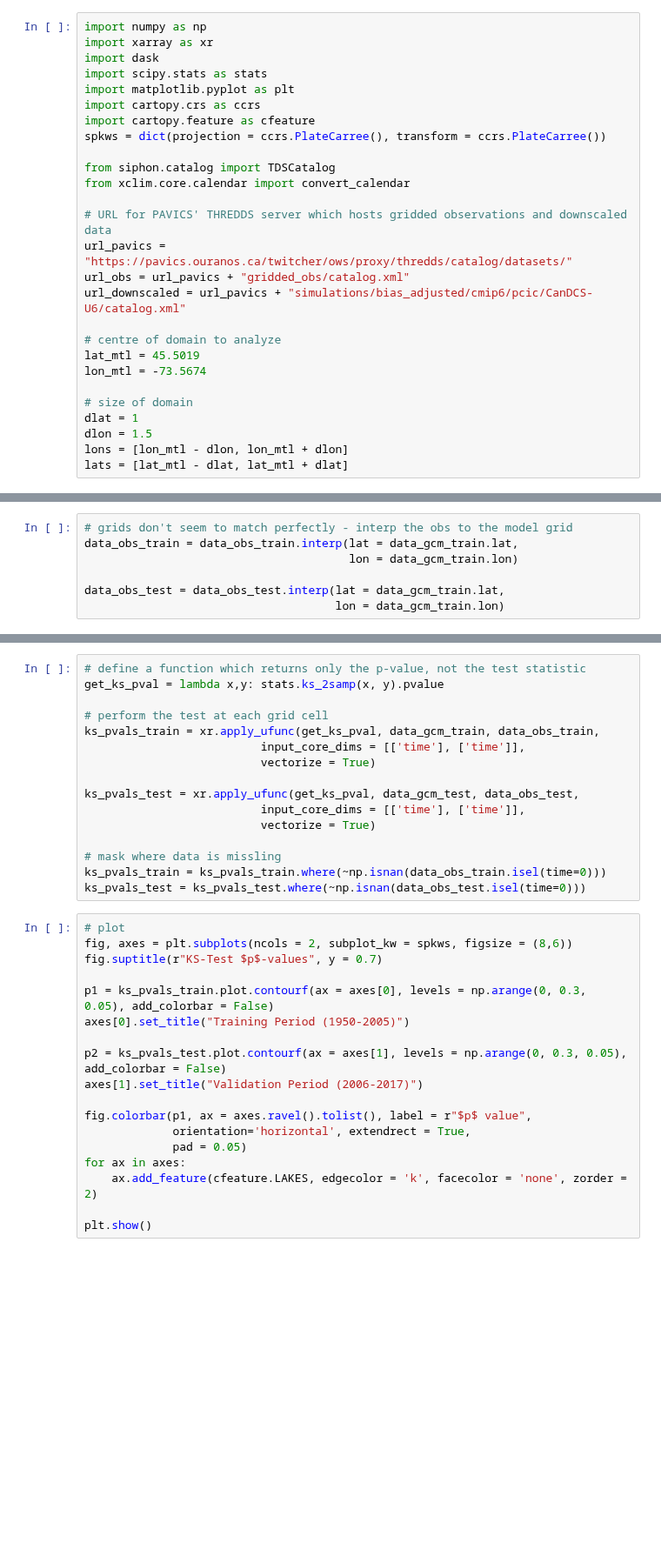
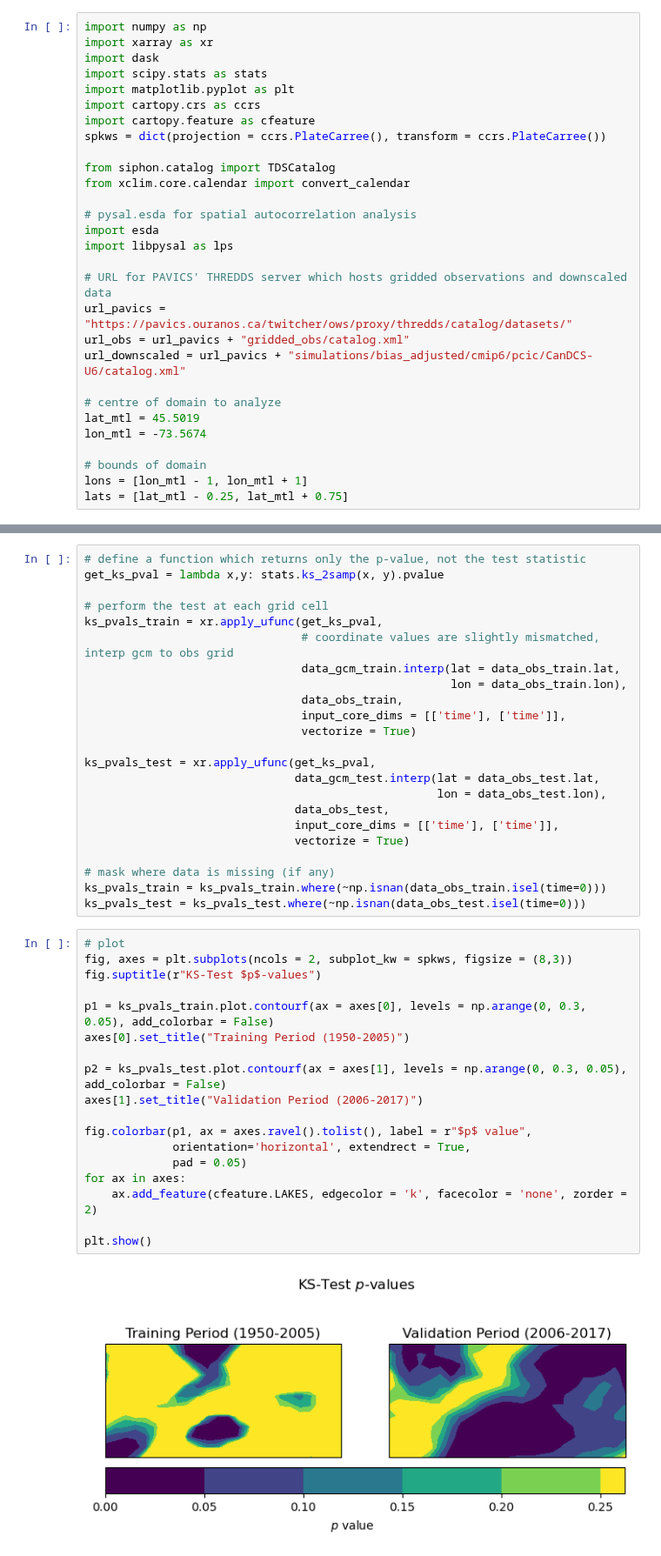
Before and after one commit to mikemorris12/UTCDW_Guidebook, a Jupyter notebook: Chapter4/section4.3_downscaling_validation.ipynb, the cells around one changed output, grey strips where cells are left out. Shown at 87% size. Cells and saved outputs as stored; diff of their text form; blank space fills up the shorter version.

```diff
--- a/Chapter4/section4.3_downscaling_validation.ipynb
+++ b/Chapter4/section4.3_downscaling_validation.ipynb
@@ -24,6 +24,10 @@ spkws = dict(projection = ccrs.PlateCarree(), transform = ccrs.PlateCarree())
 from siphon.catalog import TDSCatalog
 from xclim.core.calendar import convert_calendar
 
+# pysal.esda for spatial autocorrelation analysis
+import esda
+import libpysal as lps
+
 # URL for PAVICS' THREDDS server which hosts gridded observations and downscaled data
 url_pavics = "https://pavics.ouranos.ca/twitcher/ows/proxy/thredds/catalog/datasets/"
 url_obs = url_pavics + "gridded_obs/catalog.xml"
@@ -33,11 +37,9 @@ url_downscaled = url_pavics + "simulations/bias_adjusted/cmip6/pcic/CanDCS-U6/ca
 lat_mtl = 45.5019
 lon_mtl = -73.5674
 
-# size of domain
-dlat = 1
-dlon = 1.5
-lons = [lon_mtl - dlon, lon_mtl + dlon]
-lats = [lat_mtl - dlat, lat_mtl + dlat]
+# bounds of domain
+lons = [lon_mtl - 1, lon_mtl + 1]
+lats = [lat_mtl - 0.25, lat_mtl + 0.75]
 # %%
 # Create Catalog object - this contains the info for the datasets in this directory
 cat_obs = TDSCatalog(url_obs)
@@ -81,10 +81,3 @@ data_obs_test = convert_calendar(data_obs_test, 'noleap')#data_gcm_test.time)
-# %%
-# grids don't seem to match perfectly - interp the obs to the model grid
-data_obs_train = data_obs_train.interp(lat = data_gcm_train.lat,
-                                       lon = data_gcm_train.lon)
-
-data_obs_test = data_obs_test.interp(lat = data_gcm_train.lat,
-                                     lon = data_gcm_train.lon)
 # %%
 # plot the training sample long term means, just to compare quickly
 data_mean_obs_train = data_obs_train.mean('time')
@@ -115,35 +112,44 @@ The null hypothesis of the KS test is that the two sets of data being compared a
 get_ks_pval = lambda x,y: stats.ks_2samp(x, y).pvalue
 
 # perform the test at each grid cell
-ks_pvals_train = xr.apply_ufunc(get_ks_pval, data_gcm_train, data_obs_train,
-                          input_core_dims = [['time'], ['time']],
-                          vectorize = True)
+ks_pvals_train = xr.apply_ufunc(get_ks_pval,
+                                # coordinate values are slightly mismatched, interp gcm to obs grid
+                                data_gcm_train.interp(lat = data_obs_train.lat,
+                                                      lon = data_obs_train.lon),
+                                data_obs_train,
+                                input_core_dims = [['time'], ['time']],
+                                vectorize = True)
 
-ks_pvals_test = xr.apply_ufunc(get_ks_pval, data_gcm_test, data_obs_test,
-                          input_core_dims = [['time'], ['time']],
-                          vectorize = True)
+ks_pvals_test = xr.apply_ufunc(get_ks_pval,
+                               data_gcm_test.interp(lat = data_obs_test.lat,
+                                                    lon = data_obs_test.lon),
+                               data_obs_test,
+                               input_core_dims = [['time'], ['time']],
+                               vectorize = True)
 
-# mask where data is missling
+# mask where data is missing (if any)
 ks_pvals_train = ks_pvals_train.where(~np.isnan(data_obs_train.isel(time=0)))
 ks_pvals_test = ks_pvals_test.where(~np.isnan(data_obs_test.isel(time=0)))
 # %%
 # plot
-fig, axes = plt.subplots(ncols = 2, subplot_kw = spkws, figsize = (8,6))
-fig.suptitle(r"KS-Test $p$-values", y = 0.7)
+fig, axes = plt.subplots(ncols = 2, subplot_kw = spkws, figsize = (8,3))
+fig.suptitle(r"KS-Test $p$-values")
 
 p1 = ks_pvals_train.plot.contourf(ax = axes[0], levels = np.arange(0, 0.3, 0.05), add_colorbar = False)
 axes[0].set_title("Training Period (1950-2005)")
 
 p2 = ks_pvals_test.plot.contourf(ax = axes[1], levels = np.arange(0, 0.3, 0.05), add_colorbar = False)
 axes[1].set_title("Validation Period (2006-2017)")
 
 fig.colorbar(p1, ax = axes.ravel().tolist(), label = r"$p$ value",
              orientation='horizontal', extendrect = True,
              pad = 0.05)
 for ax in axes:
     ax.add_feature(cfeature.LAKES, edgecolor = 'k', facecolor = 'none', zorder = 2)
 
 plt.show()
+# %% [output]
+[figure, added]
 # %% [markdown]
 For the training period p-values for the KS tests are mostly greater than the typical thresholds of 0.05 or 0.1 for rejecting the null hypothesis. This means for these locations we do not have sufficient evidence to say that the downscaled GCM data and the observations follow different probability distributions - which is good! This is not unexpected, since BCCAQv2 uses Quantile Delta Mapping for bias correction, and quantile mapping forces the distribution of the downscaled historical GCM data to match the observed distribution (like we saw in Section 4.2). However, it looks like there are some parts of the domain where the distributions are significantly different (according to the KS test), and even more regions in the validation period. This could be a sampling issue, because we're looking at only a short time period, but it may also indicate some issues with the downscaling method. Assessing results for multiple methods of downscaling would be necessary to get an idea of the performance of one method relative to others.
 # %% [markdown]
```
Also changed, not shown: parts of 11 cells of this notebook.
